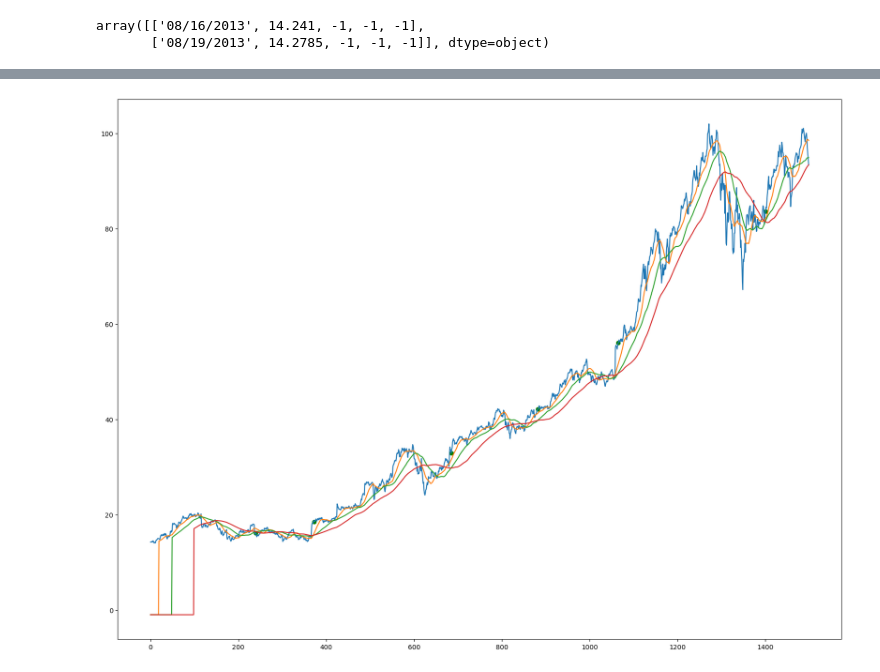
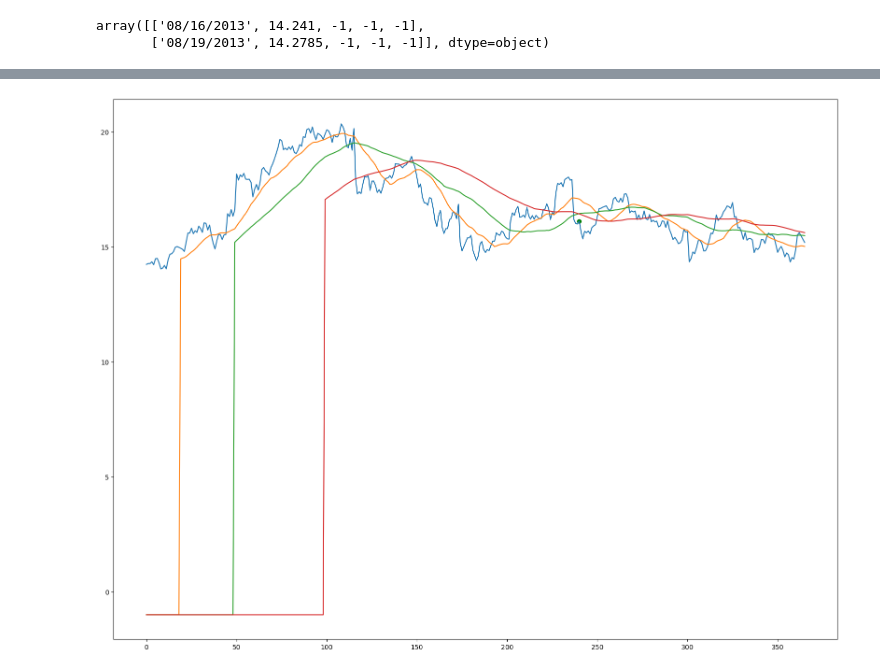
Before and after one commit to perlucas/travis, a Jupyter notebook: notebooks/strategy_mas.ipynb, the cells around one changed output, grey strips where cells are left out. Cells and saved outputs as stored; diff of their text form; code cells hidden in the pictures.

```diff
--- a/notebooks/strategy_mas.ipynb
+++ b/notebooks/strategy_mas.ipynb
@@ -18,6 +18,7 @@ history = pd.read_csv('./AMZN.csv')
 # Reverse dataframe to sort prices by date, ascending order
 history = history.iloc[::-1]
 history = history.reset_index(drop=True)
+history = history.iloc[:366]
 # %%
 history
 # %% [output]
@@ -89,7 +90,7 @@ from utils import BotTracker
 start_index = 0
 
 t = BotTracker(start_index + WINDOW_SIZE - 1)
-b = Bot(money=10000, events_listener=t)
+b = Bot(money=5000, events_listener=t)
 print(f"Initial money: {b.budget()}")
 
 while start_index < len(history)-WINDOW_SIZE+1:
@@ -103,5 +104,7 @@ while start_index < len(history)-WINDOW_SIZE+1:
     start_index += 1
     t.incr()
 
+date, price = df.loc[(len(df)-1), ['Date', 'Close']]
+b.finish(date, price)
 print(f"Money at the end: {b.budget()}")
 # %% [output]
@@ -125,26 +118,26 @@ Money at the end: 13660.333896878134
 # %%
 import matplotlib.pyplot as plt
 
 S=0
-E=1500
+E=366
 #tsignals = ta.adx(df['High'], df['Low'], df['Close']).to_numpy()
 
 prices = df['Close'].to_numpy()
 ma20 = df['MA20'].to_numpy()
 ma50 = df['MA50'].to_numpy()
 ma100 = df['MA100'].to_numpy()
 
 plt.figure(figsize=(20, 15))
 plt.plot(prices[S:E])
 plt.plot(ma20[S:E])
 plt.plot(ma50[S:E])
 plt.plot(ma100[S:E])
 #plt.plot(tsignals[S:E]-100)
 
 opened_positions_data = t.get_for_rendering()
 for p in opened_positions_data:
     if p["index"] < S or p["index"] > E:
         continue
     plt.scatter(p["index"]-S, p["price"], color="green")
 # %% [output]
-[figure, old version]
+[figure, new version]
```
Also changed, not shown: parts of 2 cells of this notebook, 6 other files.
